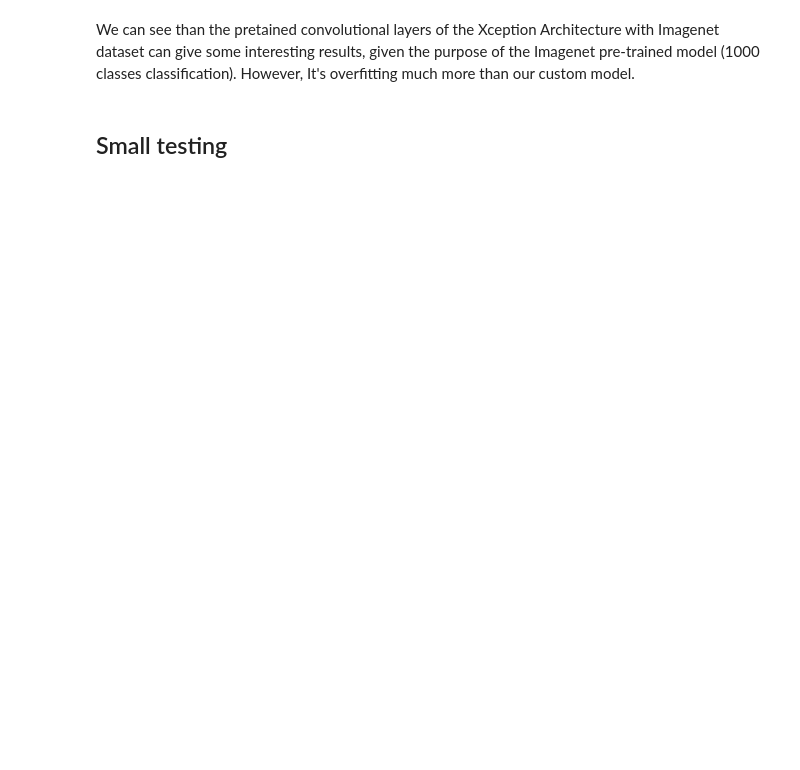
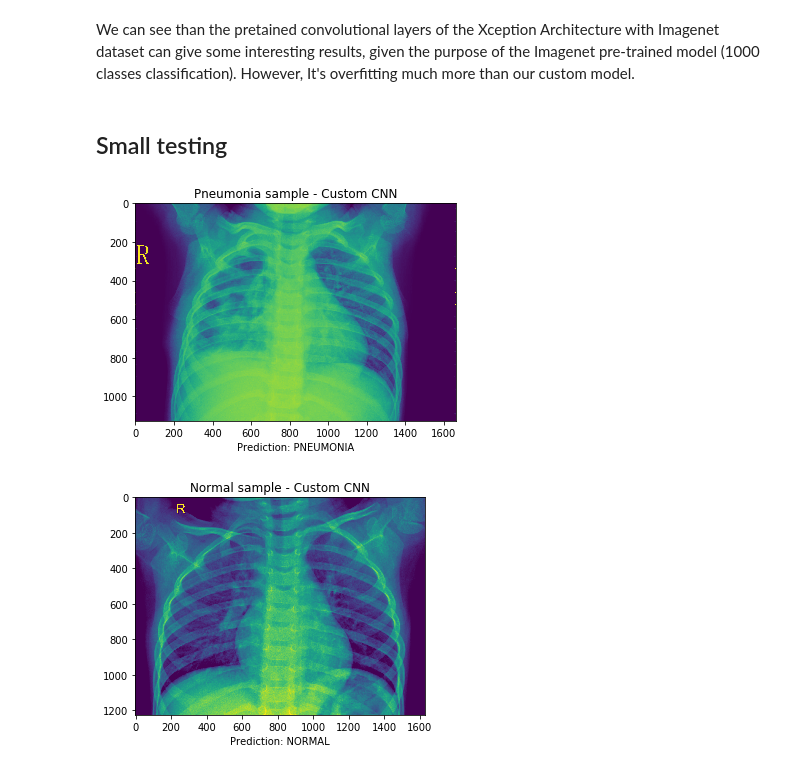
Before and after one commit to AdrianLorenzoDev/xray-pneumonia-detection, a Jupyter notebook: pneumonia.ipynb, the cells around one changed output. Saved outputs shown, nothing was run; the diff lists cells and outputs as text; code cells hidden in the pictures; blank space fills up the shorter version.

```diff
--- a/pneumonia.ipynb
+++ b/pneumonia.ipynb
@@ -399,15 +415,18 @@ def testImage(model, file, title, width=224, height=224, color=False):
 # %%
 testImage(
     model = model,
     file = '/content/drive/My Drive/Colab Notebooks/datasets/pneumonia/chest_xray/val/PNEUMONIA/person1954_bacteria_4886.jpeg',
     title = "Pneumonia sample - Custom CNN"
 )
 
 testImage(
     model = model,
-    file = '/content/drive/My Drive/Colab Notebooks/datasets/pneumonia/chest_xray/val/NORMAL/NORMAL2-IM-1438-0001.jpeg',
+    file = '/content/drive/My Drive/Colab Notebooks/datasets/pneumonia/chest_xray/val/NORMAL/NORMAL2-IM-1440-0001.jpeg',
     title = "Normal sample - Custom CNN"
 )
+# %% [output]
+[figure, added]
+[figure, added]
 # %%
 testImage(
     model = xceptionModel,
```
Also changed, not shown: parts of 23 cells of this notebook.
